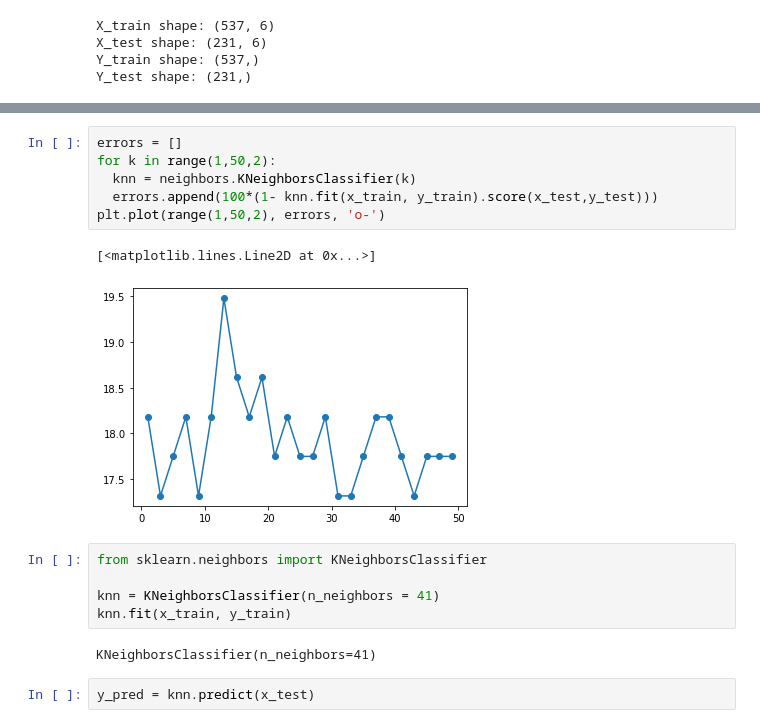
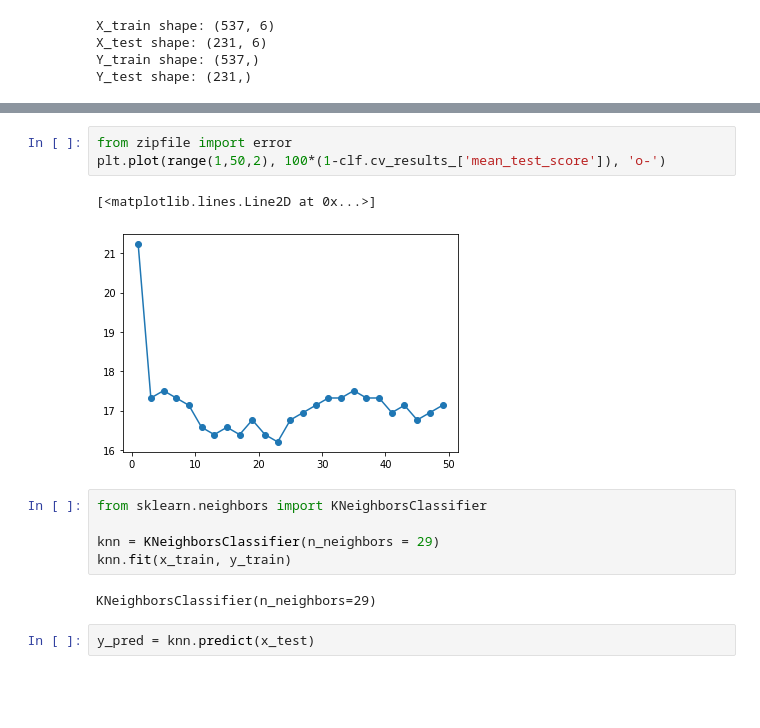
Before and after one commit to Lounes-Kheris98/diabete.predict, a Jupyter notebook: Diabetes_predict.ipynb, the cells around one changed output, grey strips where cells are left out. Cells and saved outputs as stored; diff of their text form; blank space fills up the shorter version.

```diff
--- a/Diabetes_predict.ipynb
+++ b/Diabetes_predict.ipynb
@@ -405,19 +405,16 @@ accuracy = 0.825 (+/-0.014) for {'n_neighbors': 49}
-# %%
-errors = []
-for k in range(1,50,2):
-  knn = neighbors.KNeighborsClassifier(k)
-  errors.append(100*(1- knn.fit(x_train, y_train).score(x_test,y_test)))
-plt.plot(range(1,50,2), errors, 'o-')
-# %% [output]
-[<matplotlib.lines.Line2D at 0x...>]
-[figure, removed]
+# %%
+from zipfile import error
+plt.plot(range(1,50,2), 100*(1-clf.cv_results_['mean_test_score']), 'o-')
+# %% [output]
+[<matplotlib.lines.Line2D at 0x...>]
+[figure, added]
 # %%
 from sklearn.neighbors import KNeighborsClassifier
 
-knn = KNeighborsClassifier(n_neighbors = 41)
+knn = KNeighborsClassifier(n_neighbors = 29)
 knn.fit(x_train, y_train)
 # %% [output]
-KNeighborsClassifier(n_neighbors=41)
+KNeighborsClassifier(n_neighbors=29)
 # %%
 y_pred = knn.predict(x_test)
 # %%
```
Also changed, not shown: parts of 16 cells of this notebook.
